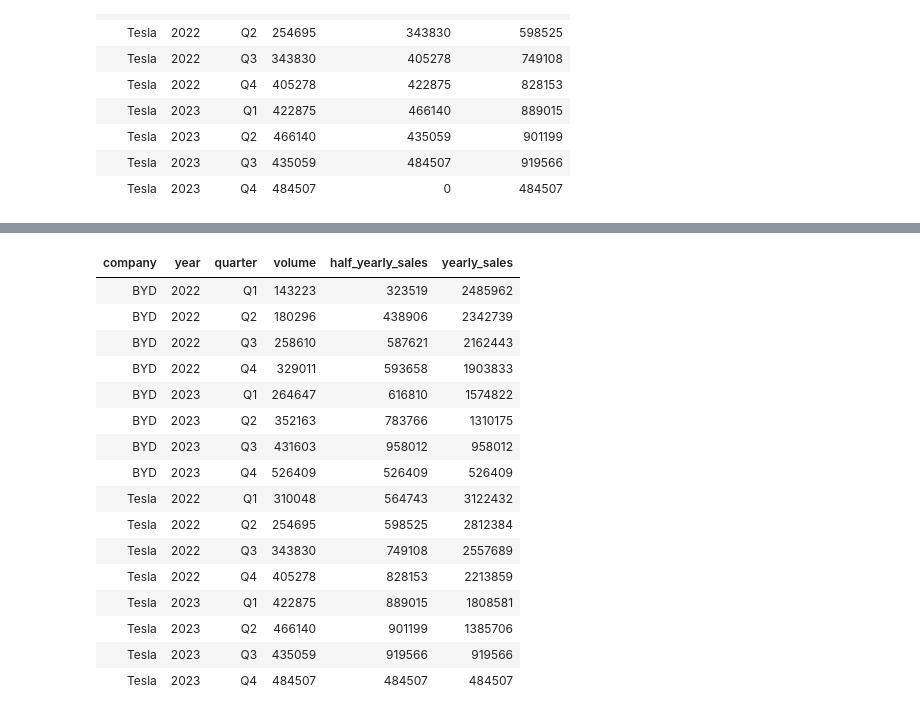
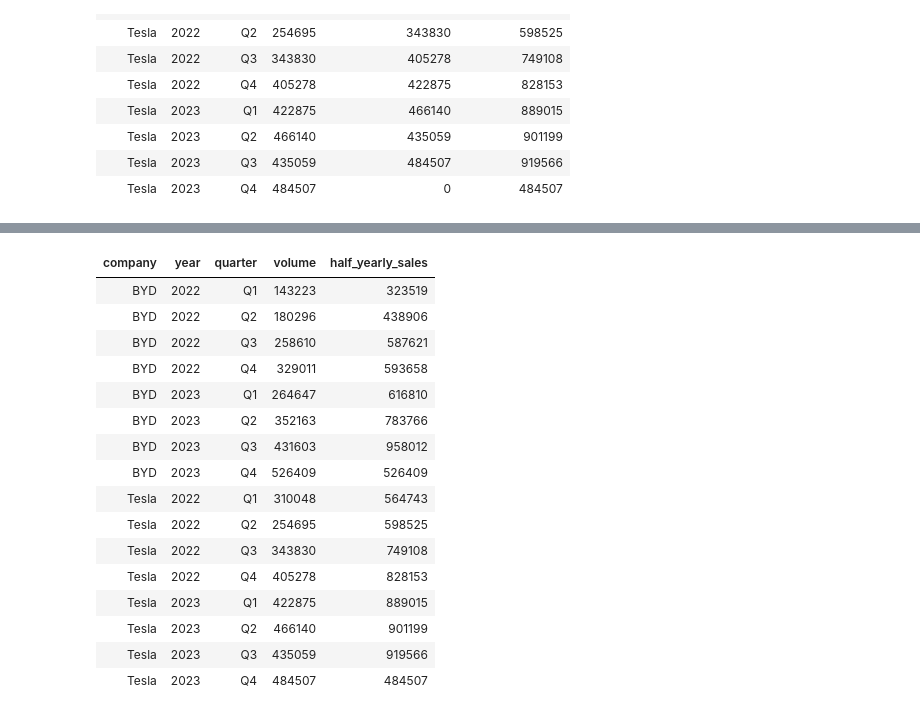
Before and after one commit to Rupam-1/SQL-Pyspark_Study, a Jupyter notebook: 08. Windows Function.ipynb, the cells around one changed output, grey strips where cells are left out. Saved outputs shown, nothing was run; the diff lists cells and outputs as text; code cells hidden in the pictures.

```diff
--- a/08. Windows Function.ipynb
+++ b/08. Windows Function.ipynb
@@ -455,37 +455,30 @@ from cte;
 # %%
 from pyspark.sql.functions import sum
 from pyspark.sql.window import Window
 
 sales_df.withColumn(
     "half_yearly_sales",
     sum("volume").over(
         Window.partitionBy("company")
               .orderBy("year", "quarter")
               .rowsBetween(Window.currentRow, 1)
     )
-).withColumn(
-    "yearly_sales",
-    sum("volume").over(
-        Window.partitionBy("company")
-              .orderBy("year", "quarter")
-              .rowsBetween(Window.currentRow, Window.unboundedFollowing)
-    )
 ).display()
 # %% [output]
-| company | year | quarter | volume | half_yearly_sales | yearly_sales |
-| BYD | 2022 | Q1 | 143223 | 323519 | 2485962 |
-| BYD | 2022 | Q2 | 180296 | 438906 | 2342739 |
-| BYD | 2022 | Q3 | 258610 | 587621 | 2162443 |
-| BYD | 2022 | Q4 | 329011 | 593658 | 1903833 |
-| BYD | 2023 | Q1 | 264647 | 616810 | 1574822 |
-| BYD | 2023 | Q2 | 352163 | 783766 | 1310175 |
-| BYD | 2023 | Q3 | 431603 | 958012 | 958012 |
-| BYD | 2023 | Q4 | 526409 | 526409 | 526409 |
-| Tesla | 2022 | Q1 | 310048 | 564743 | 3122432 |
-| Tesla | 2022 | Q2 | 254695 | 598525 | 2812384 |
-| Tesla | 2022 | Q3 | 343830 | 749108 | 2557689 |
-| Tesla | 2022 | Q4 | 405278 | 828153 | 2213859 |
-| Tesla | 2023 | Q1 | 422875 | 889015 | 1808581 |
-| Tesla | 2023 | Q2 | 466140 | 901199 | 1385706 |
-| Tesla | 2023 | Q3 | 435059 | 919566 | 919566 |
-| Tesla | 2023 | Q4 | 484507 | 484507 | 484507 |
+| company | year | quarter | volume | half_yearly_sales |
+| BYD | 2022 | Q1 | 143223 | 323519 |
+| BYD | 2022 | Q2 | 180296 | 438906 |
+| BYD | 2022 | Q3 | 258610 | 587621 |
+| BYD | 2022 | Q4 | 329011 | 593658 |
+| BYD | 2023 | Q1 | 264647 | 616810 |
+| BYD | 2023 | Q2 | 352163 | 783766 |
+| BYD | 2023 | Q3 | 431603 | 958012 |
+| BYD | 2023 | Q4 | 526409 | 526409 |
+| Tesla | 2022 | Q1 | 310048 | 564743 |
+| Tesla | 2022 | Q2 | 254695 | 598525 |
+| Tesla | 2022 | Q3 | 343830 | 749108 |
+| Tesla | 2022 | Q4 | 405278 | 828153 |
+| Tesla | 2023 | Q1 | 422875 | 889015 |
+| Tesla | 2023 | Q2 | 466140 | 901199 |
+| Tesla | 2023 | Q3 | 435059 | 919566 |
+| Tesla | 2023 | Q4 | 484507 | 484507 |
```
Also changed, not shown: parts of 1 cell of this notebook.
